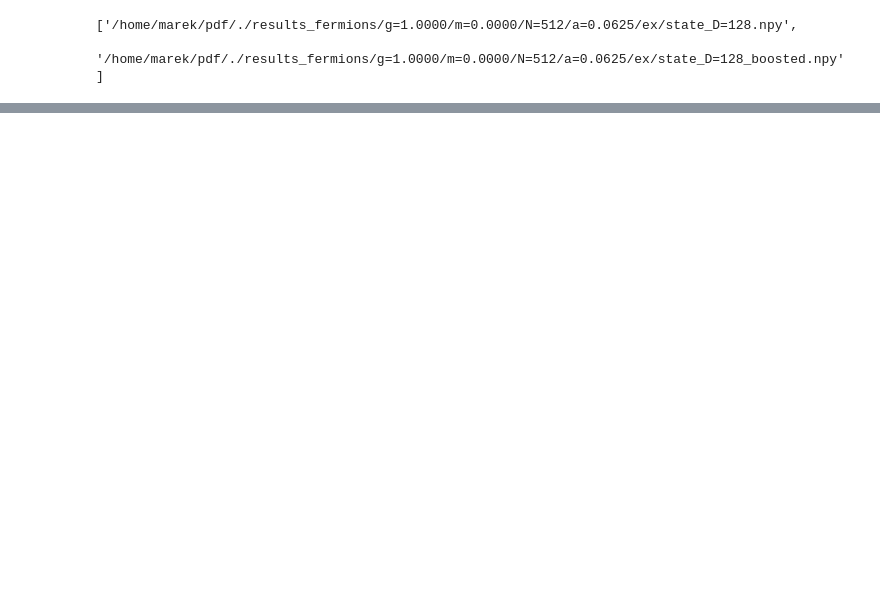
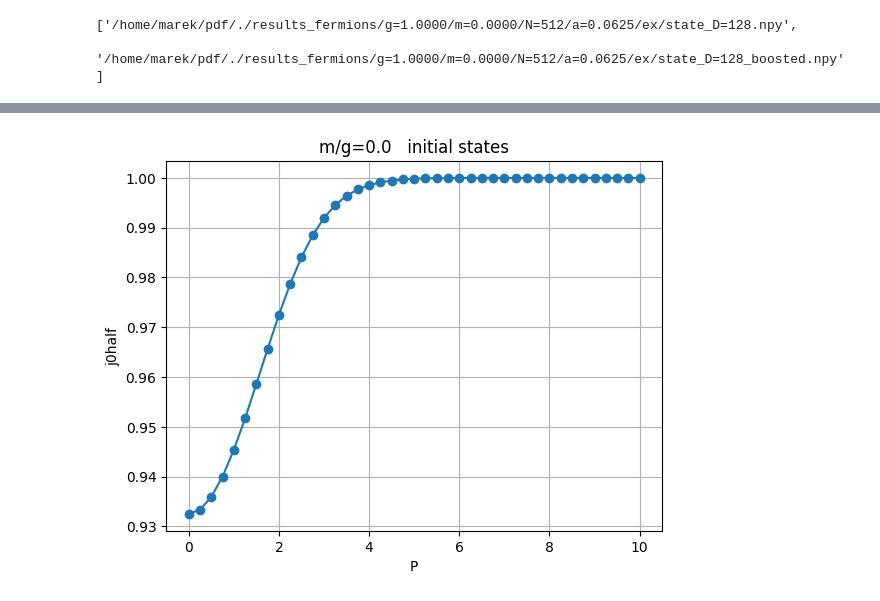
Before and after one commit to marekrams/pdf, a Jupyter notebook: multiplicity_gauss_m=0.ipynb, the cells around one changed output, grey strips where cells are left out. Cells and saved outputs as stored; diff of their text form; code cells hidden in the pictures; blank space fills up the shorter version.

```diff
--- a/multiplicity_gauss_m=0.ipynb
+++ b/multiplicity_gauss_m=0.ipynb
@@ -133,0 +151,11 @@ plt.ylim([1e-3, 1e1])
+# %%
+plt.figure()
+plt.plot(Ps, j0half, 'o-')
+plt.xlabel('P')
+plt.ylabel('j0half')
+plt.title('m/g={:.1f}   initial states'.format(m/g))
+plt.grid()
+#plt.ylim(bottom=0)
+#plt.savefig('initial_states_j0half.png')
+# %% [output]
+[figure, added]
```
Also changed, not shown: parts of 13 cells of this notebook, 1 other file.
